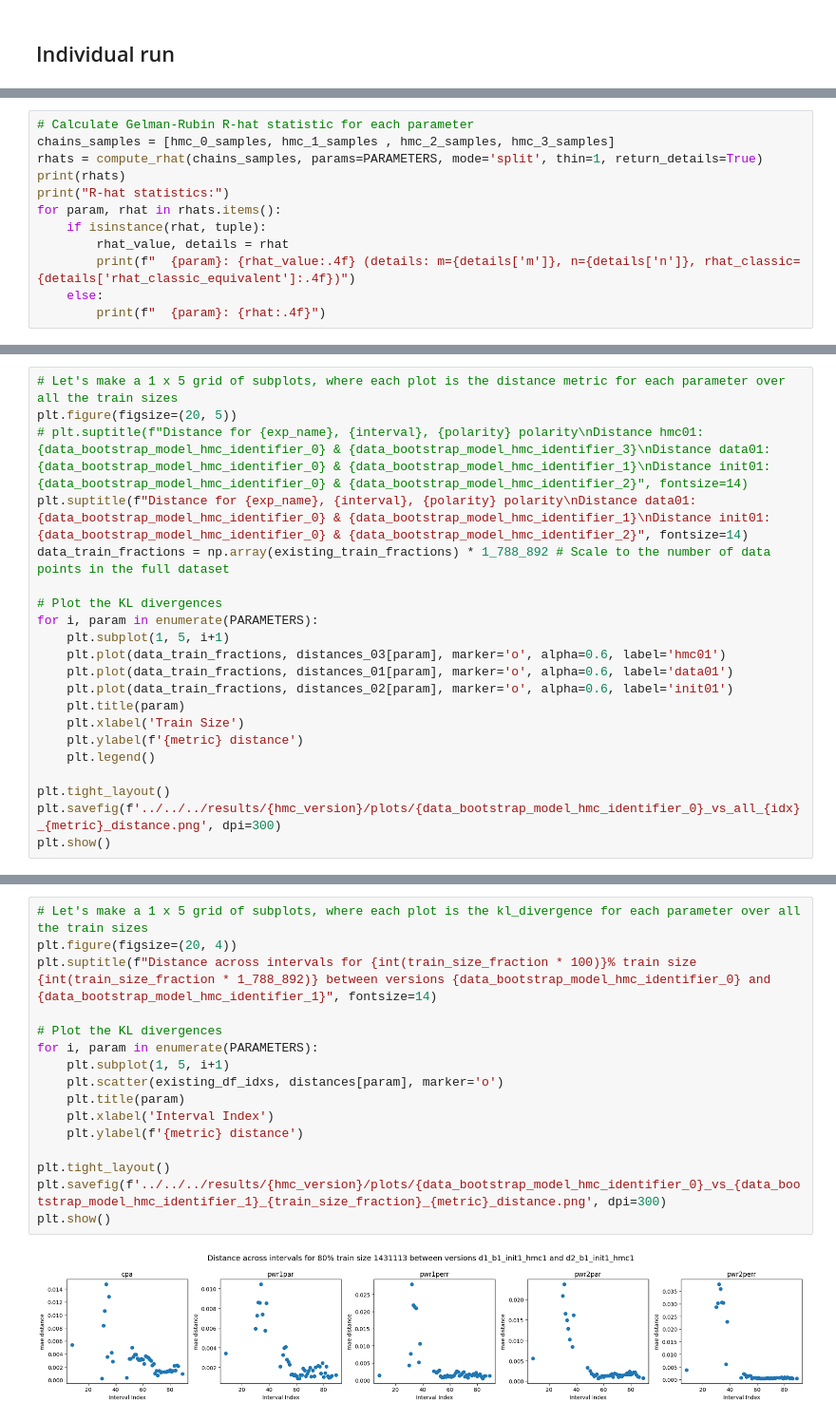
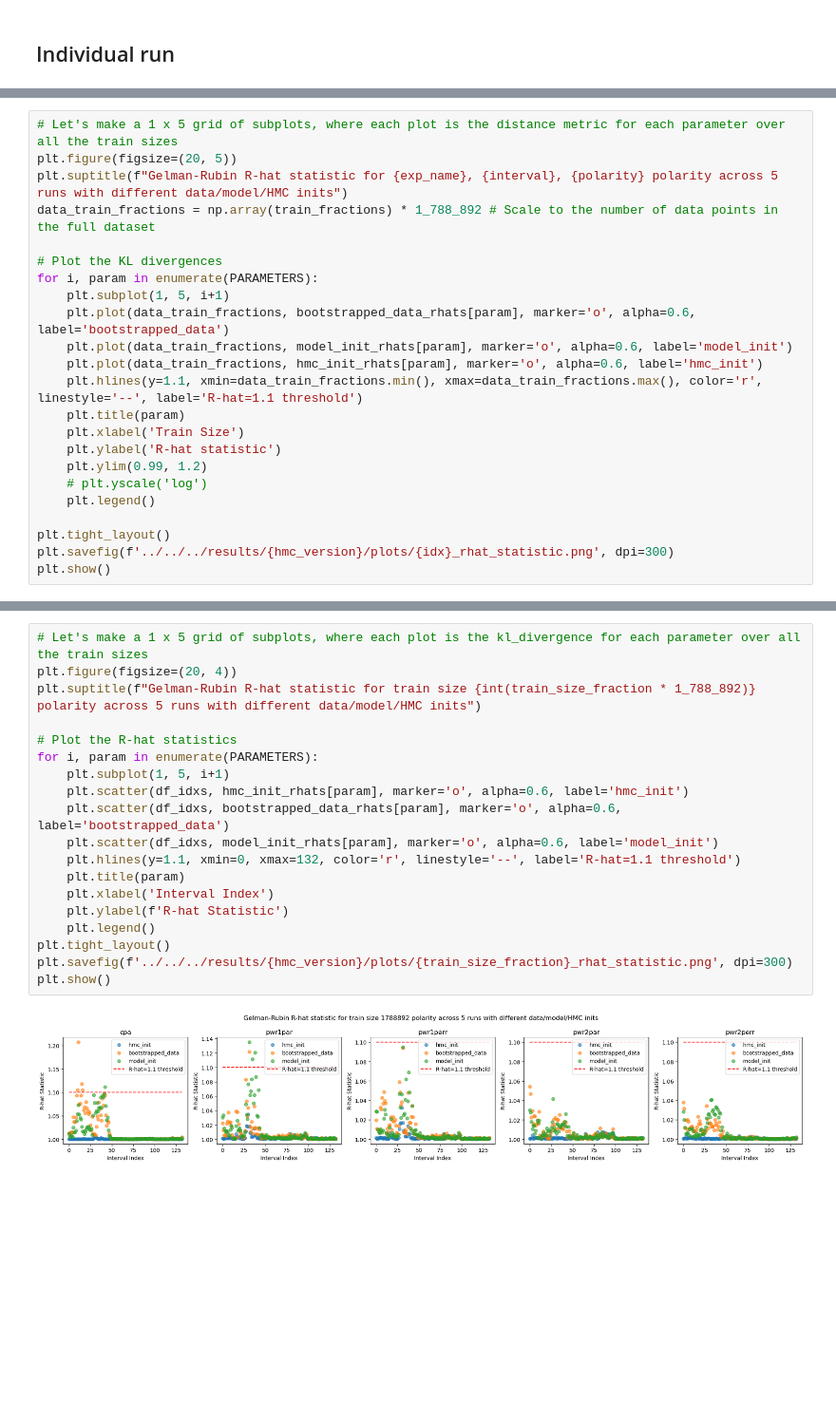
Before and after one commit to hawaii-ai/GalacticCosmicRays, a Jupyter notebook: notebooks/plot/plot_hmc_train_size_individual_runs.ipynb, the cells around one changed output, grey strips where cells are left out. Shown at 95% size. Drawn from its saved outputs; the diff is of its cells as text; blank space fills up the shorter version.

```diff
--- a/notebooks/plot/plot_hmc_train_size_individual_runs.ipynb
+++ b/notebooks/plot/plot_hmc_train_size_individual_runs.ipynb
@@ -426,12 +472,0 @@ plt.show()
-# %%
-# Calculate Gelman-Rubin R-hat statistic for each parameter
-chains_samples = [hmc_0_samples, hmc_1_samples , hmc_2_samples, hmc_3_samples]
-rhats = compute_rhat(chains_samples, params=PARAMETERS, mode='split', thin=1, return_details=True)
-print(rhats)
-print("R-hat statistics:")
-for param, rhat in rhats.items():
-    if isinstance(rhat, tuple):
-        rhat_value, details = rhat
-        print(f"  {param}: {rhat_value:.4f} (details: m={details['m']}, n={details['n']}, rhat_classic={details['rhat_classic_equivalent']:.4f})")
-    else:
-        print(f"  {param}: {rhat:.4f}")
@@ -551,22 +587,24 @@ File not found for train size fraction 1.0: [Errno 2] No such file or directory:
 # %%
 # Let's make a 1 x 5 grid of subplots, where each plot is the distance metric for each parameter over all the train sizes
 plt.figure(figsize=(20, 5))
-# plt.suptitle(f"Distance for {exp_name}, {interval}, {polarity} polarity\nDistance hmc01: {data_bootstrap_model_hmc_identifier_0} & {data_bootstrap_model_hmc_identifier_3}\nDistance data01: {data_bootstrap_model_hmc_identifier_0} & {data_bootstrap_model_hmc_identifier_1}\nDistance init01: {data_bootstrap_model_hmc_identifier_0} & {data_bootstrap_model_hmc_identifier_2}", fontsize=14)
-plt.suptitle(f"Distance for {exp_name}, {interval}, {polarity} polarity\nDistance data01: {data_bootstrap_model_hmc_identifier_0} & {data_bootstrap_model_hmc_identifier_1}\nDistance init01: {data_bootstrap_model_hmc_identifier_0} & {data_bootstrap_model_hmc_identifier_2}", fontsize=14)
-data_train_fractions = np.array(existing_train_fractions) * 1_788_892 # Scale to the number of data points in the full dataset
+plt.suptitle(f"Gelman-Rubin R-hat statistic for {exp_name}, {interval}, {polarity} polarity across 5 runs with different data/model/HMC inits")
+data_train_fractions = np.array(train_fractions) * 1_788_892 # Scale to the number of data points in the full dataset
 
 # Plot the KL divergences
 for i, param in enumerate(PARAMETERS):
     plt.subplot(1, 5, i+1)
-    plt.plot(data_train_fractions, distances_03[param], marker='o', alpha=0.6, label='hmc01')
-    plt.plot(data_train_fractions, distances_01[param], marker='o', alpha=0.6, label='data01')
-    plt.plot(data_train_fractions, distances_02[param], marker='o', alpha=0.6, label='init01')
+    plt.plot(data_train_fractions, bootstrapped_data_rhats[param], marker='o', alpha=0.6, label='bootstrapped_data')
+    plt.plot(data_train_fractions, model_init_rhats[param], marker='o', alpha=0.6, label='model_init')
+    plt.plot(data_train_fractions, hmc_init_rhats[param], marker='o', alpha=0.6, label='hmc_init')
+    plt.hlines(y=1.1, xmin=data_train_fractions.min(), xmax=data_train_fractions.max(), color='r', linestyle='--', label='R-hat=1.1 threshold')
     plt.title(param)
     plt.xlabel('Train Size')
-    plt.ylabel(f'{metric} distance')
+    plt.ylabel('R-hat statistic')
+    plt.ylim(0.99, 1.2)
+    # plt.yscale('log')
     plt.legend()
 
 plt.tight_layout()
-plt.savefig(f'../../../results/{hmc_version}/plots/{data_bootstrap_model_hmc_identifier_0}_vs_all_{idx}_{metric}_distance.png', dpi=300)
+plt.savefig(f'../../../results/{hmc_version}/plots/{idx}_rhat_statistic.png', dpi=300)
 plt.show()
 # %% [output]
@@ -653,18 +727,21 @@ File not found for index 132: [Errno 2] No such file or directory: '../../../res
 # %%
 # Let's make a 1 x 5 grid of subplots, where each plot is the kl_divergence for each parameter over all the train sizes
 plt.figure(figsize=(20, 4))
-plt.suptitle(f"Distance across intervals for {int(train_size_fraction * 100)}% train size {int(train_size_fraction * 1_788_892)} between versions {data_bootstrap_model_hmc_identifier_0} and {data_bootstrap_model_hmc_identifier_1}", fontsize=14)
+plt.suptitle(f"Gelman-Rubin R-hat statistic for train size {int(train_size_fraction * 1_788_892)} polarity across 5 runs with different data/model/HMC inits")
 
-# Plot the KL divergences
+# Plot the R-hat statistics
 for i, param in enumerate(PARAMETERS):
     plt.subplot(1, 5, i+1)
-    plt.scatter(existing_df_idxs, distances[param], marker='o')
+    plt.scatter(df_idxs, hmc_init_rhats[param], marker='o', alpha=0.6, label='hmc_init')
+    plt.scatter(df_idxs, bootstrapped_data_rhats[param], marker='o', alpha=0.6, label='bootstrapped_data')
+    plt.scatter(df_idxs, model_init_rhats[param], marker='o', alpha=0.6, label='model_init')
+    plt.hlines(y=1.1, xmin=0, xmax=132, color='r', linestyle='--', label='R-hat=1.1 threshold')
     plt.title(param)
     plt.xlabel('Interval Index')
-    plt.ylabel(f'{metric} distance')
-
+    plt.ylabel(f'R-hat Statistic')
+    plt.legend()
 plt.tight_layout()
-plt.savefig(f'../../../results/{hmc_version}/plots/{data_bootstrap_model_hmc_identifier_0}_vs_{data_bootstrap_model_hmc_identifier_1}_{train_size_fraction}_{metric}_distance.png', dpi=300)
+plt.savefig(f'../../../results/{hmc_version}/plots/{train_size_fraction}_rhat_statistic.png', dpi=300)
 plt.show()
 # %% [output]
-[figure, old version]
+[figure, new version]
```
Also changed, not shown: parts of 15 cells of this notebook, 13 other files.
